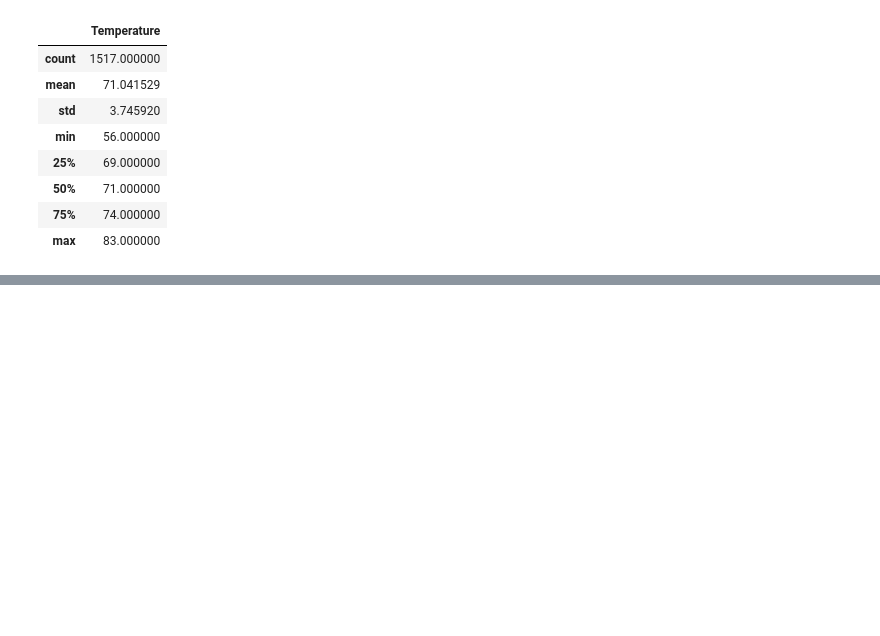
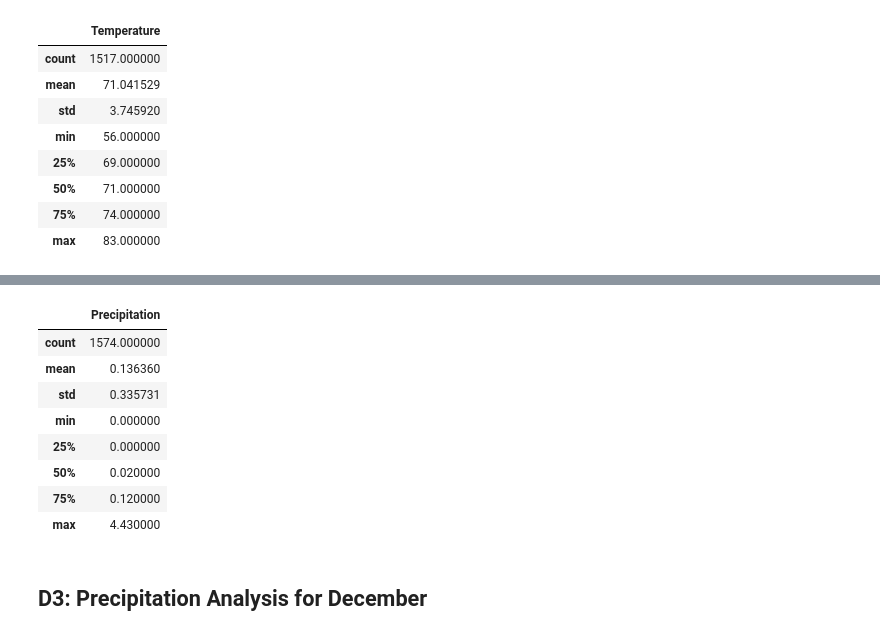
Before and after one commit to Njraman/Surfs_up, a Jupyter notebook: SurfsUp_Challenge.ipynb, the cells around one changed output, grey strips where cells are left out. Cells and saved outputs as stored; diff of their text form; code cells hidden in the pictures; blank space fills up the shorter version.

```diff
--- a/SurfsUp_Challenge.ipynb
+++ b/SurfsUp_Challenge.ipynb
@@ -151,0 +154,13 @@ Dec_temps_df.describe()
+# %%
+# Write a query that filters the Measurement table to retrieve the precipitation for the month of June.
+prcp_jun = session.query(Measurement.date, Measurement.prcp).\
+filter(func.strftime("%m", Measurement.date) == "06")
+# %%
+# Convert the June precipitation to a list.
+prcp_jun = prcp_jun.all()
+# %%
+#Create a dataframe for June Precipitation
+June_prcp_df = pd.DataFrame(prcp_jun, columns=['Date','Precipitation'])
+June_prcp_df.set_index(June_prcp_df['Date'], inplace=True)
+June_prcp_df = June_prcp_df.sort_index()
+print(June_prcp_df.to_string(index=False))
@@ -151,0 +185,15 @@ Dec_temps_df.describe()
+# %%
+# Calculate summary statistics for June precipitation
+June_prcp_df.describe()
+# %% [output]
+|  | Precipitation |
+| count | 1574.000000 |
+| mean | 0.136360 |
+| std | 0.335731 |
+| min | 0.000000 |
+| 25% | 0.000000 |
+| 50% | 0.020000 |
+| 75% | 0.120000 |
+| max | 4.430000 |
+# %% [markdown]
+## D3: Precipitation Analysis for December
```
Also changed, not shown: parts of 6 cells of this notebook.
